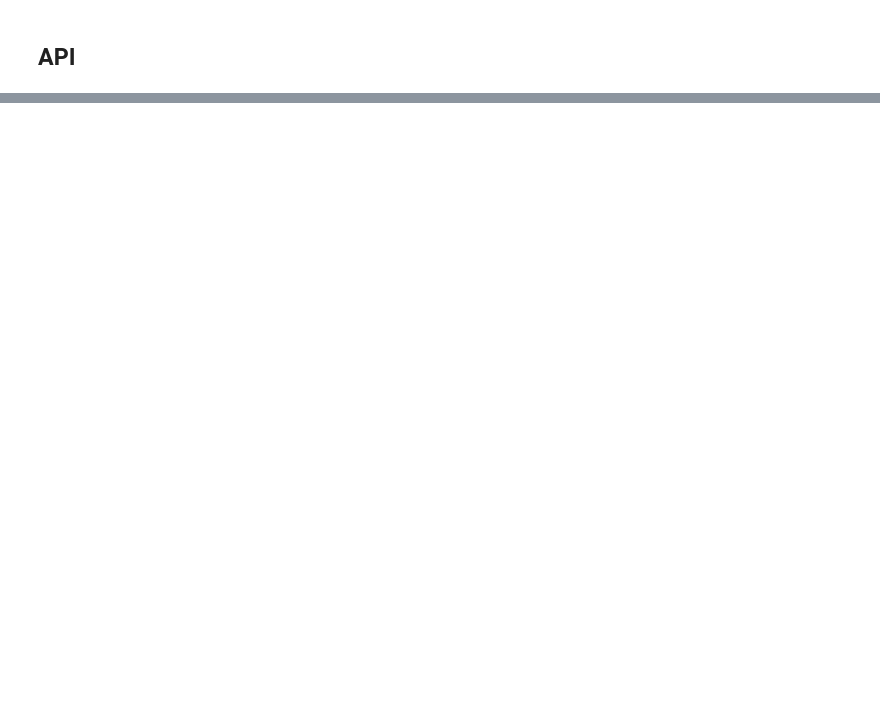
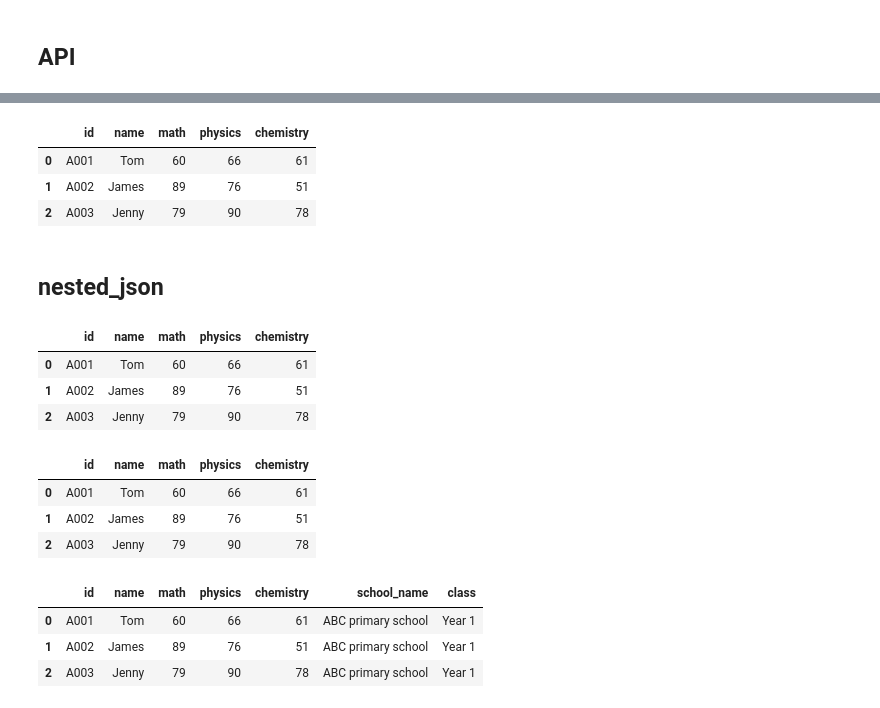
Before and after one commit to Luis-ramirez-r/predictive_maintenance, a Jupyter notebook: notebooks/Clase23.ipynb, the cells around one changed output, grey strips where cells are left out. Saved outputs shown, nothing was run; the diff lists cells and outputs as text; code cells hidden in the pictures; blank space fills up the shorter version.

```diff
--- a/notebooks/Clase23.ipynb
+++ b/notebooks/Clase23.ipynb
@@ -237,0 +279,48 @@ data
+# %%
+##
+# De una URL
+URL = 'http://raw.githubusercontent.com/BindiChen/machine-learning/master/data-analysis/027-pandas-convert-json/data/simple.json'
+df = pd.read_json(URL)
+df.head(10)
+# %% [output]
+|  | id | name | math | physics | chemistry |
+| 0 | A001 | Tom | 60 | 66 | 61 |
+| 1 | A002 | James | 89 | 76 | 51 |
+| 2 | A003 | Jenny | 79 | 90 | 78 |
+# %% [markdown]
+## nested_json
+# %%
+# Normalizar los datos
+with open('../data/other/nested_json.json','r') as f:
+    data = json.loads(f.read())# Flatten data
+df_nested_list = pd.json_normalize(data, record_path =['students'])
+df_nested_list
+# %% [output]
+|  | id | name | math | physics | chemistry |
+| 0 | A001 | Tom | 60 | 66 | 61 |
+| 1 | A002 | James | 89 | 76 | 51 |
+| 2 | A003 | Jenny | 79 | 90 | 78 |
+# %%
+# Normalizar los datos
+with open('../data/other/nested_json.json','r') as f:
+    data = json.loads(f.read())# Flatten data
+df_nested_list = pd.json_normalize(data, record_path =['students'])
+df_nested_list
+# %% [output]
+|  | id | name | math | physics | chemistry |
+| 0 | A001 | Tom | 60 | 66 | 61 |
+| 1 | A002 | James | 89 | 76 | 51 |
+| 2 | A003 | Jenny | 79 | 90 | 78 |
+# %%
+# Combinando
+df_nested_list = pd.json_normalize(
+    data,
+    record_path =['students'],
+    meta=['school_name', 'class']
+)
+df_nested_list
+# %% [output]
+|  | id | name | math | physics | chemistry | school_name | class |
+| 0 | A001 | Tom | 60 | 66 | 61 | ABC primary school | Year 1 |
+| 1 | A002 | James | 89 | 76 | 51 | ABC primary school | Year 1 |
+| 2 | A003 | Jenny | 79 | 90 | 78 | ABC primary school | Year 1 |
```
Also changed, not shown: parts of 16 cells of this notebook, 1 other file.
